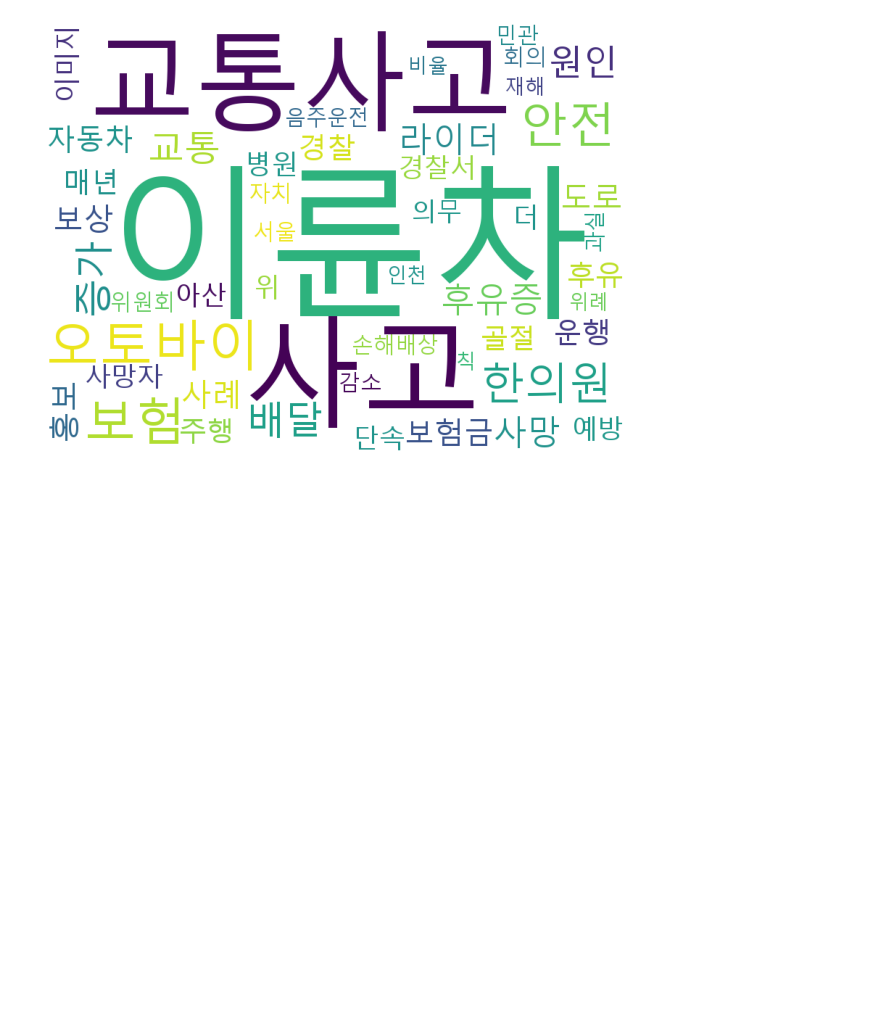
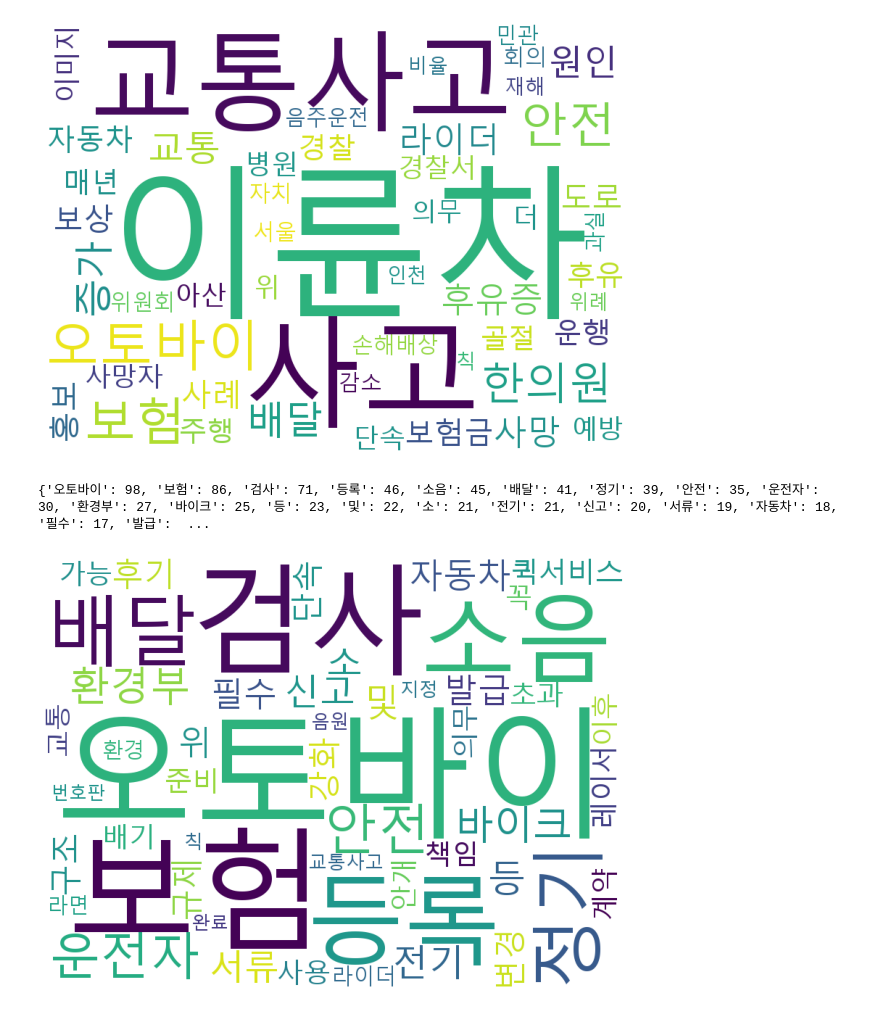
Before and after one commit to minsoo-s/03_Self_Study, a Jupyter notebook: search_blog.ipynb, the cells around one changed output. Cells and saved outputs as stored; diff of their text form; code cells hidden in the pictures; blank space fills up the shorter version.

```diff
--- a/search_blog.ipynb
+++ b/search_blog.ipynb
@@ -95,3 +95,8 @@ blog_search('이륜차 사고 원인')
 # %% [output]
 {'이륜차': 321, '사고': 151, '교통사고': 117, '오토바이': 62, '보험': 55, '안전': 48, '한의원': 39, '배달': 30, '증가': 30, '교통': 27, '원인': 25, '후유증': 24, '사망': 24, '라이더': 24, '도로': 20, '홍보': 20, '사례': 19, '보상': 19, '보험금': 1 ...
 [figure]
+# %%
+blog_search('이륜차')
+# %% [output]
+{'오토바이': 98, '보험': 86, '검사': 71, '등록': 46, '소음': 45, '배달': 41, '정기': 39, '안전': 35, '운전자': 30, '환경부': 27, '바이크': 25, '등': 23, '및': 22, '소': 21, '전기': 21, '신고': 20, '서류': 19, '자동차': 18, '필수': 17, '발급':  ...
+[figure, added]
```
Also changed, not shown: parts of 4 cells of this notebook, 25 other files.
